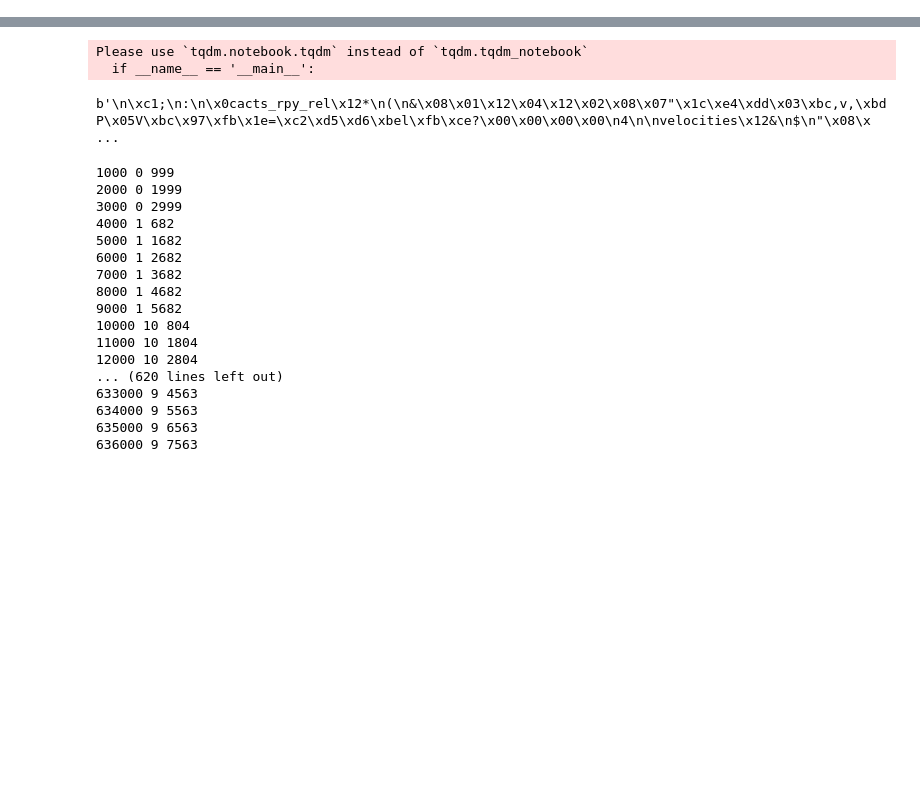
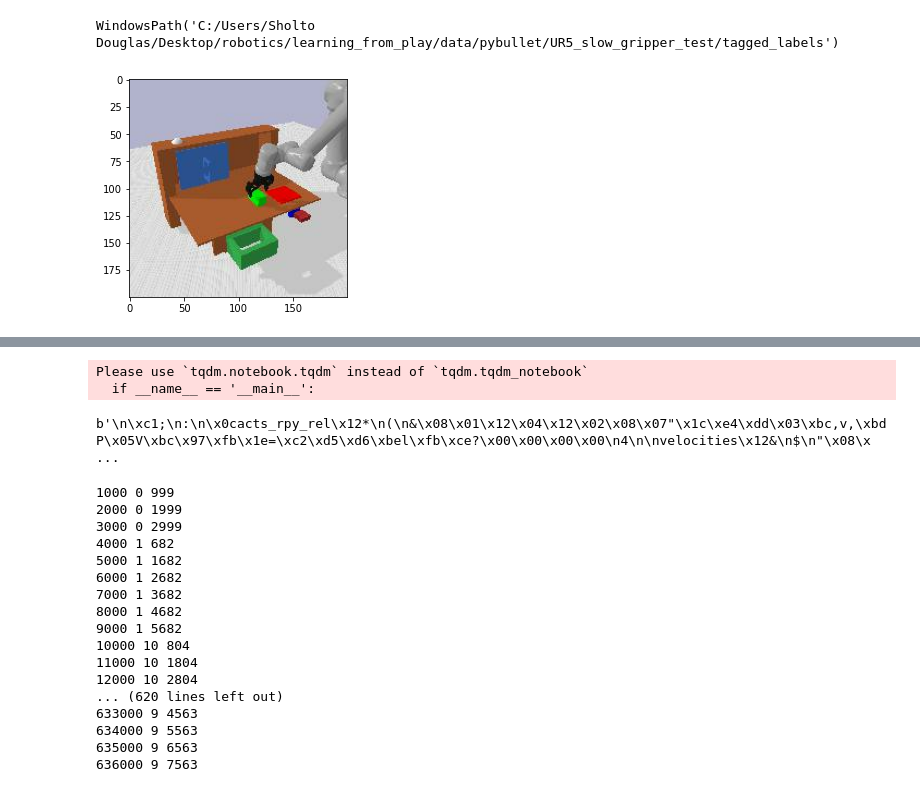
Before and after one commit to sholtodouglas/learning_from_play, a Jupyter notebook: experimental/Generate_dataset.ipynb, the cells around one changed output, grey strips where cells are left out. Saved outputs shown, nothing was run; the diff lists cells and outputs as text; code cells hidden in the pictures; blank space fills up the shorter version.

Commit message:
resurrecting pybullet

```diff
--- a/experimental/Generate_dataset.ipynb
+++ b/experimental/Generate_dataset.ipynb
@@ -521,9 +2,0 @@ data_paths = [str(STORAGE_PATH/'precompute')+f"/{x}.tfrecords" for x in range(0,
-# %%
-
-
-for path in data_paths:
-  with tf.io.TFRecordWriter(path) as file_writer:
-    print(path)
-    for i in range(0,10):
-        byte_stream = serialise(t_it.next())
-        file_writer.write(byte_stream)
@@ -652,0 +278,8 @@ d1
+# %%
+
+GLOBAL_BATCH_SIZE = 1
+dl = lfp.data.PlayDataloader(normalize=args.normalize, include_imgs = args.images, include_imgs2 = args.images2, include_gripper_imgs = args.gripper_images, sim=args.sim, batch_size=GLOBAL_BATCH_SIZE,  window_size=args.window_size_max, min_window_size=args.window_size_min, shuffle_size=1000)
+# %%
+valid_data = dl.extract(TEST_DATA_PATHS, from_tfrecords=args.from_tfrecords)
+valid_dataset = dl.load(valid_data)
+v_it = iter(valid_dataset)
@@ -652,0 +323,35 @@ d1
+# %%
+path = TEST_DATA_PATHS[0]
+path/filename
+# %% [output]
+WindowsPath('C:/Users/Sholto Douglas/Desktop/robotics/learning_from_play/data/pybullet/UR5_slow_gripper_test/tagged_labels')
+# %%
+try:
+    data = list(np.load(path/f'{filename}.npz', allow_pickle=True)['data'])
+except:
+    data = []
+
+while(1):
+    batch = v_it.next()
+    play_trajectory(batch['imgs'][0])
+    val = input(f" {len(data)} Label: ")
+    while val in ['r']:
+            play_trajectory(images)
+            val = input("Label: ")
+
+    if val == 's':
+        pass
+    elif val == 'q':
+        print(f'Saving')
+        np.savez(path/filename, data=data, allow_objects=True)
+        break
+    else:
+        if tagging:
+            tag = input("Tag: ")
+            data.append({'batch':batch, 'label':val, 'tag':tag_matching[int(tag)]})
+        else:
+            data.append({'batch':batch, 'label':val, 'tag': ""})
+
+        np.savez(path/filename, data=data, allow_objects=True)
+# %% [output]
+[figure, added]
```
Also changed, not shown: parts of 48 cells of this notebook, 8 other files.
